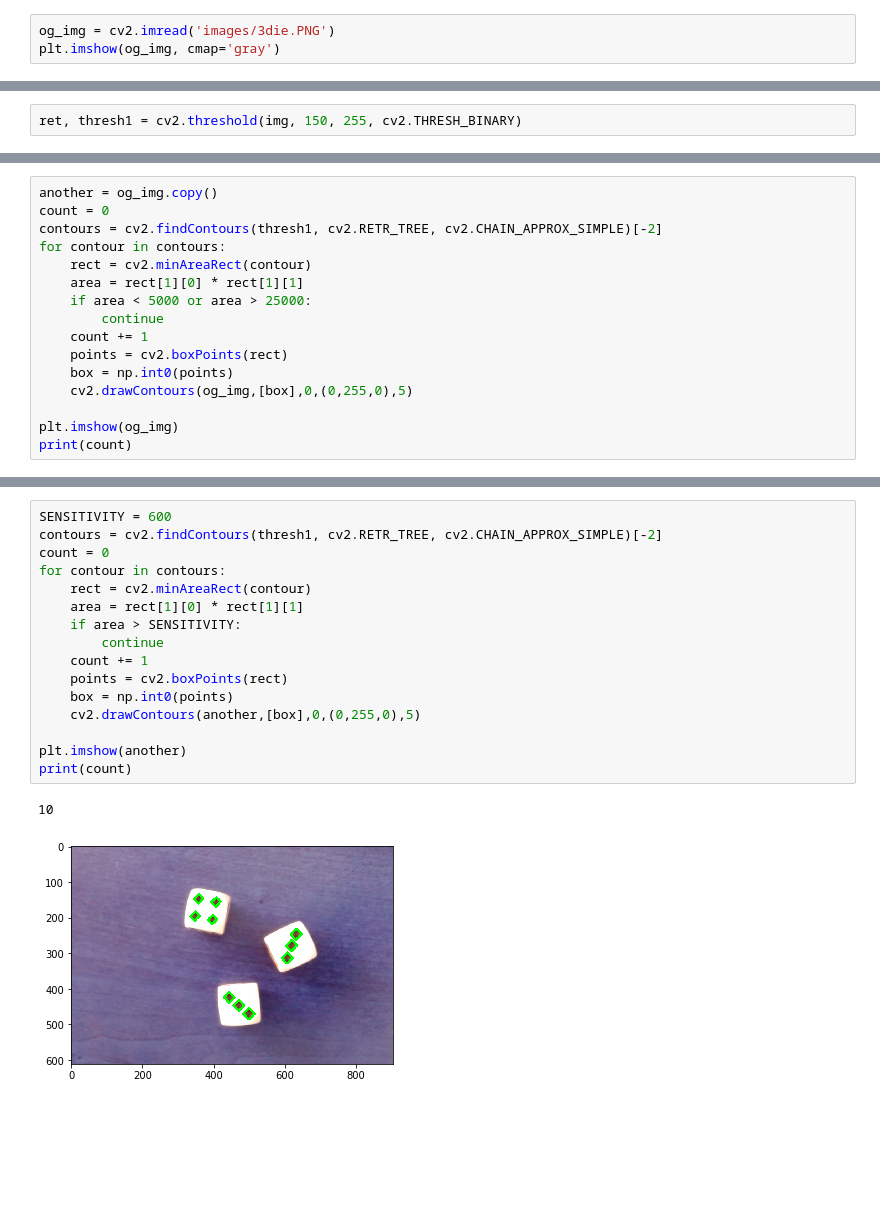
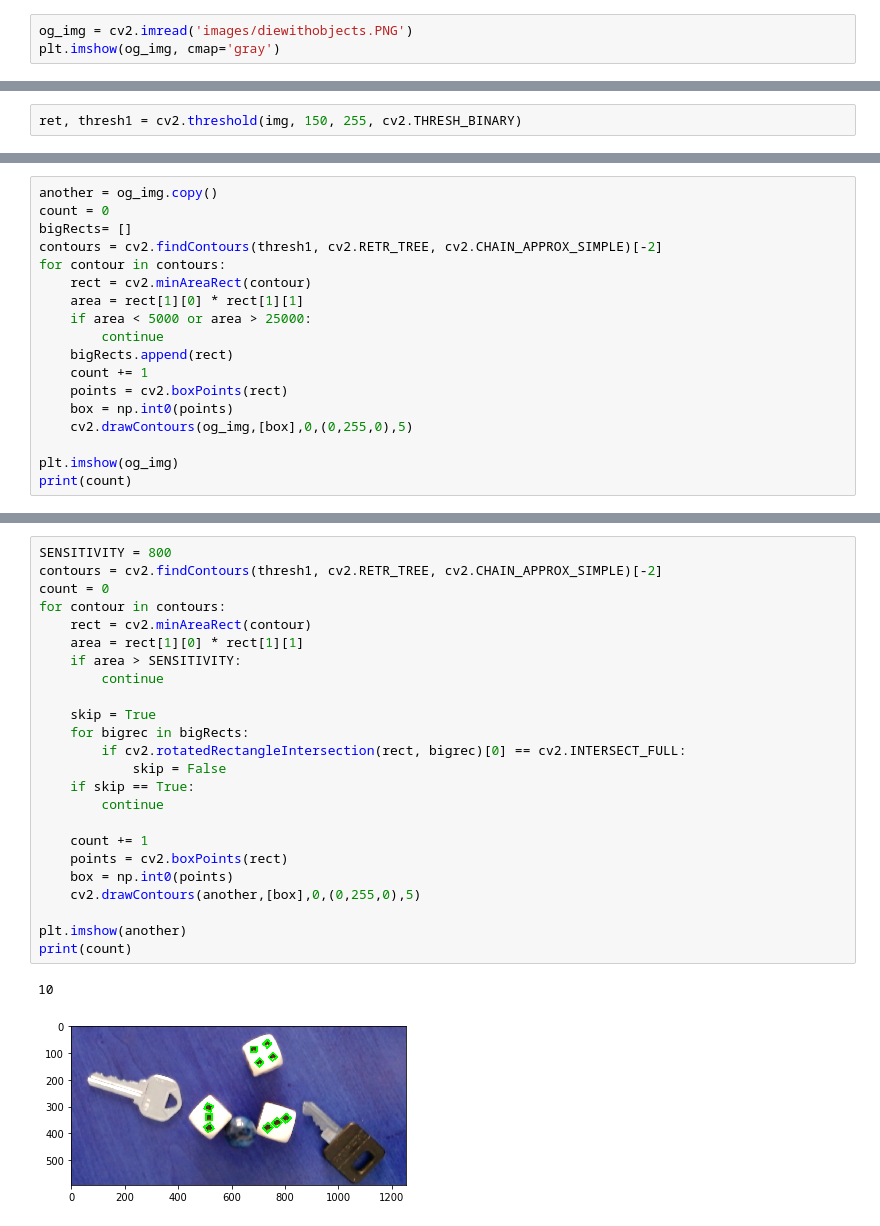
Before and after one commit to mamn2/DieCount, a Jupyter notebook: final.ipynb, the cells around one changed output, grey strips where cells are left out. Saved outputs shown, nothing was run; the diff lists cells and outputs as text; blank space fills up the shorter version.

```diff
--- a/final.ipynb
+++ b/final.ipynb
@@ -3,7 +3,7 @@ import cv2
 import numpy as np
 import matplotlib.pyplot as plt
 # %%
-og_img = cv2.imread('images/3die.PNG')
+og_img = cv2.imread('images/diewithobjects.PNG')
 plt.imshow(og_img, cmap='gray')
 # %% [output]
 <matplotlib.image.AxesImage at 0x...>
@@ -44,12 +44,14 @@ plt.imshow(img, cmap='gray')
 # %%
 another = og_img.copy()
 count = 0
+bigRects= []
 contours = cv2.findContours(thresh1, cv2.RETR_TREE, cv2.CHAIN_APPROX_SIMPLE)[-2]
 for contour in contours:
     rect = cv2.minAreaRect(contour)
     area = rect[1][0] * rect[1][1]
     if area < 5000 or area > 25000:
         continue
+    bigRects.append(rect)
     count += 1
     points = cv2.boxPoints(rect)
     box = np.int0(points)
@@ -63,19 +65,27 @@ print(count)
 # %%
-SENSITIVITY = 600
+SENSITIVITY = 800
 contours = cv2.findContours(thresh1, cv2.RETR_TREE, cv2.CHAIN_APPROX_SIMPLE)[-2]
 count = 0
 for contour in contours:
     rect = cv2.minAreaRect(contour)
     area = rect[1][0] * rect[1][1]
     if area > SENSITIVITY:
         continue
+
+    skip = True
+    for bigrec in bigRects:
+        if cv2.rotatedRectangleIntersection(rect, bigrec)[0] == cv2.INTERSECT_FULL:
+            skip = False
+    if skip == True:
+        continue
+
     count += 1
     points = cv2.boxPoints(rect)
     box = np.int0(points)
     cv2.drawContours(another,[box],0,(0,255,0),5)
 
 plt.imshow(another)
 print(count)
 # %% [output]
 10
-[figure, old version]
+[figure, new version]
```
Also changed, not shown: parts of 7 cells of this notebook.
